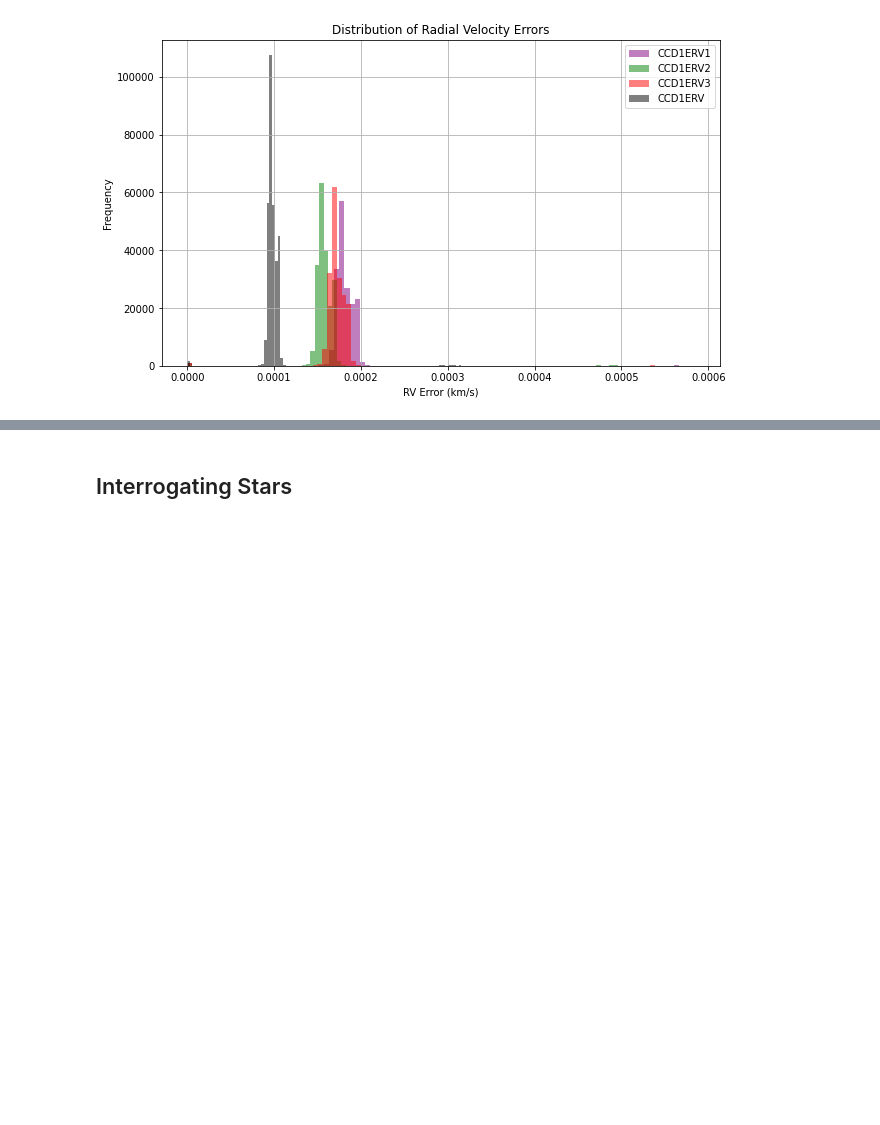
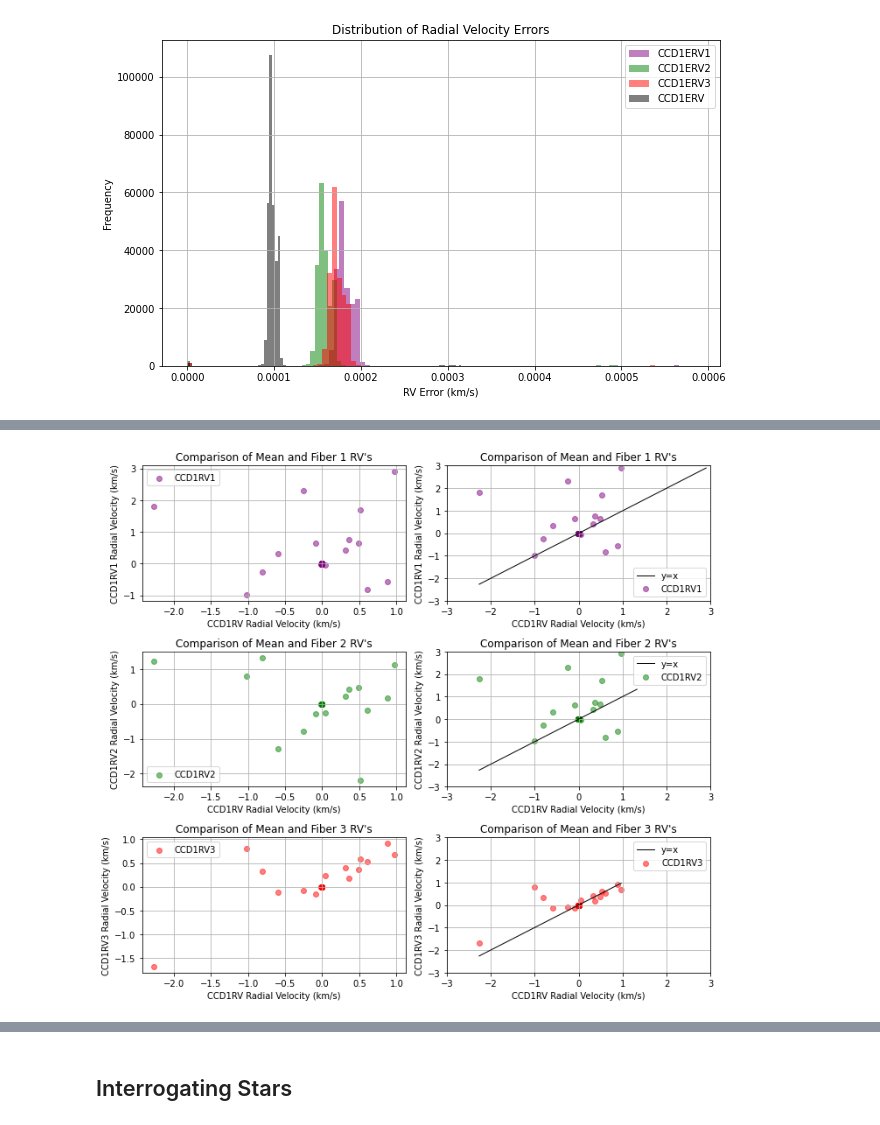
Before and after one commit to howardisaacson/KPF_data_science_sp2025, a Jupyter notebook: jspencermorris/notebooks/jsm_eda_01.ipynb, the cells around one changed output, grey strips where cells are left out. Cells and saved outputs as stored; diff of their text form; code cells hidden in the pictures; blank space fills up the shorter version.

```diff
--- a/jspencermorris/notebooks/jsm_eda_01.ipynb
+++ b/jspencermorris/notebooks/jsm_eda_01.ipynb
@@ -527,0 +641,4 @@ plot_rv_scatter_by_fiber(df_01c)
+# %%
+plot_rv_scatter_by_fiber(df_02b, -3,3,-3,3)
+# %% [output]
+[figure, added]
```
Also changed, not shown: parts of 24 cells of this notebook.
